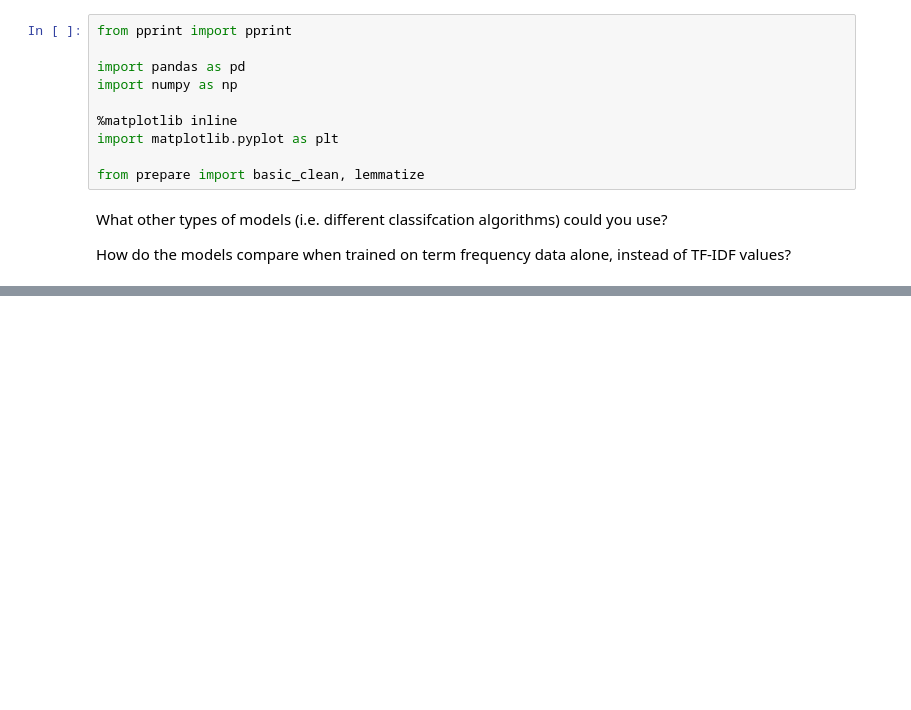
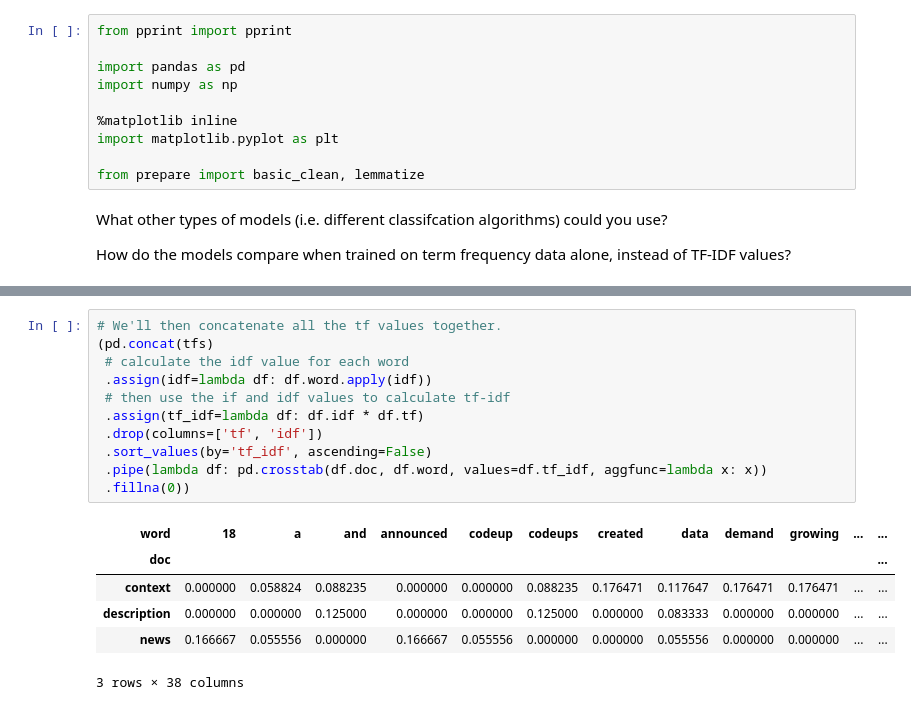
Before and after one commit to paigerackley/natural-language-processing-exercises, a Jupyter notebook: modeling.ipynb, the cells around one changed output, grey strips where cells are left out. Drawn from its saved outputs; the diff is of its cells as text; blank space fills up the shorter version.

```diff
--- a/modeling.ipynb
+++ b/modeling.ipynb
@@ -58,0 +152,18 @@ words = pd.Series(document.split())
+# %%
+# We'll then concatenate all the tf values together.
+(pd.concat(tfs)
+ # calculate the idf value for each word
+ .assign(idf=lambda df: df.word.apply(idf))
+ # then use the if and idf values to calculate tf-idf
+ .assign(tf_idf=lambda df: df.idf * df.tf)
+ .drop(columns=['tf', 'idf'])
+ .sort_values(by='tf_idf', ascending=False)
+ .pipe(lambda df: pd.crosstab(df.doc, df.word, values=df.tf_idf, aggfunc=lambda x: x))
+ .fillna(0))
+# %% [output]
+| word | 18 | a | and | announced | codeup | codeups | created | data | demand | growing | ... | ... |
+| doc |  |  |  |  |  |  |  |  |  |  |  | ... |
+| context | 0.000000 | 0.058824 | 0.088235 | 0.000000 | 0.000000 | 0.088235 | 0.176471 | 0.117647 | 0.176471 | 0.176471 | ... | ... |
+| description | 0.000000 | 0.000000 | 0.125000 | 0.000000 | 0.000000 | 0.125000 | 0.000000 | 0.083333 | 0.000000 | 0.000000 | ... | ... |
+| news | 0.166667 | 0.055556 | 0.000000 | 0.166667 | 0.055556 | 0.000000 | 0.000000 | 0.055556 | 0.000000 | 0.000000 | ... | ... |
+3 rows × 38 columns
```
Also changed, not shown: parts of 10 cells of this notebook.
